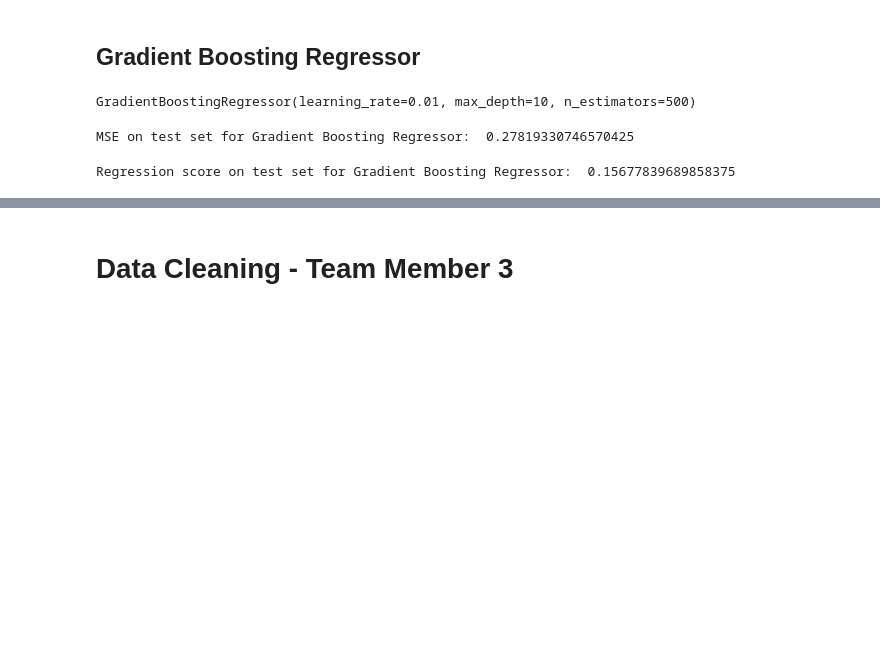
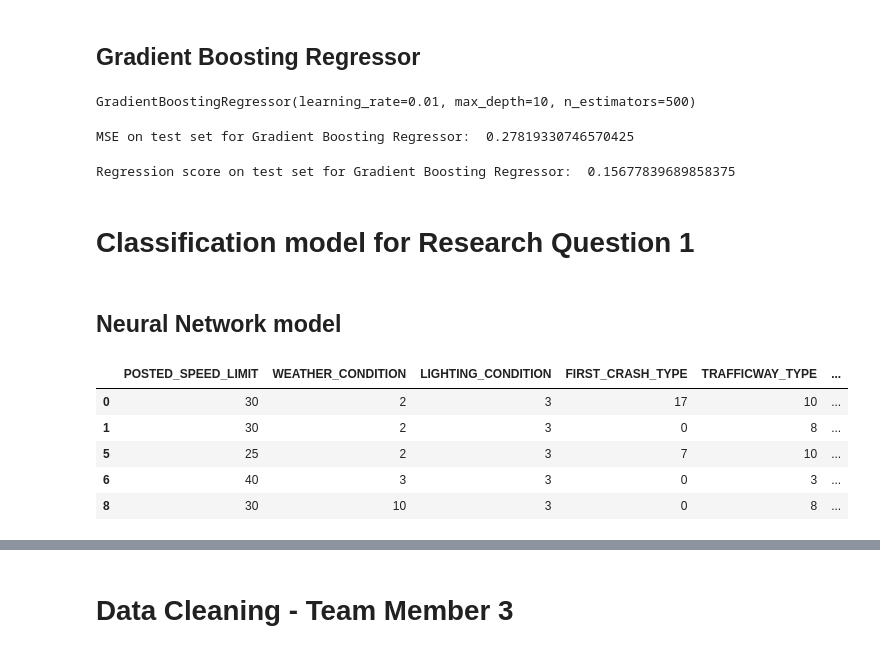
Before and after one commit to CS418/group-project-seven, a Jupyter notebook: team_seven_CS_418.ipynb, the cells around one changed output, grey strips where cells are left out. Drawn from its saved outputs; the diff is of its cells as text; code cells hidden in the pictures; blank space fills up the shorter version.

```diff
--- a/team_seven_CS_418.ipynb
+++ b/team_seven_CS_418.ipynb
@@ -684,3 +684,28 @@ MSE on test set for Gradient Boosting Regressor:  0.27819330746570425
 print('Regression score on test set for Gradient Boosting Regressor: ', reg.score(X_test, Y_test))
 # %% [output]
 Regression score on test set for Gradient Boosting Regressor:  0.15677839689858375
+# %% [markdown]
+# Classification model for Research Question 1
+# %% [markdown]
+## Neural Network model
+# %%
+X_cols = ['POSTED_SPEED_LIMIT', 'WEATHER_CONDITION', 'LIGHTING_CONDITION', 'FIRST_CRASH_TYPE', 'TRAFFICWAY_TYPE', 'ALIGNMENT', 'ROADWAY_SURFACE_COND', 'ROAD_DEFECT', 'SEC_CONTRIBUTORY_CAUSE', 'NUM_UNITS', 'INJURIES_FATAL', 'INJURIES_INCAPACITATING', 'INJURIES_NON_INCAPACITATING', 'CRASH_HOUR', 'LATITUDE', 'LONGITUDE']
+Y_cols = ['PRIM_CONTRIBUTORY_CAUSE']
+# %%
+from sklearn.preprocessing import LabelEncoder
+
+categorical_columns = ['WEATHER_CONDITION', 'LIGHTING_CONDITION', 'FIRST_CRASH_TYPE', 'TRAFFICWAY_TYPE', 'ALIGNMENT', 'ROADWAY_SURFACE_COND', 'ROAD_DEFECT', 'SEC_CONTRIBUTORY_CAUSE']
+
+crash_df[categorical_columns] = crash_df[categorical_columns].apply(LabelEncoder().fit_transform)
+# %%
+X_data = crash_df[X_cols]
+Y_data = crash_df[Y_cols]
+# %%
+X_data.head()
+# %% [output]
+|  | POSTED_SPEED_LIMIT | WEATHER_CONDITION | LIGHTING_CONDITION | FIRST_CRASH_TYPE | TRAFFICWAY_TYPE | ... |
+| 0 | 30 | 2 | 3 | 17 | 10 | ... |
+| 1 | 30 | 2 | 3 | 0 | 8 | ... |
+| 5 | 25 | 2 | 3 | 7 | 10 | ... |
+| 6 | 40 | 3 | 3 | 0 | 3 | ... |
+| 8 | 30 | 10 | 3 | 0 | 8 | ... |
```
Also changed, not shown: parts of 9 cells of this notebook.
